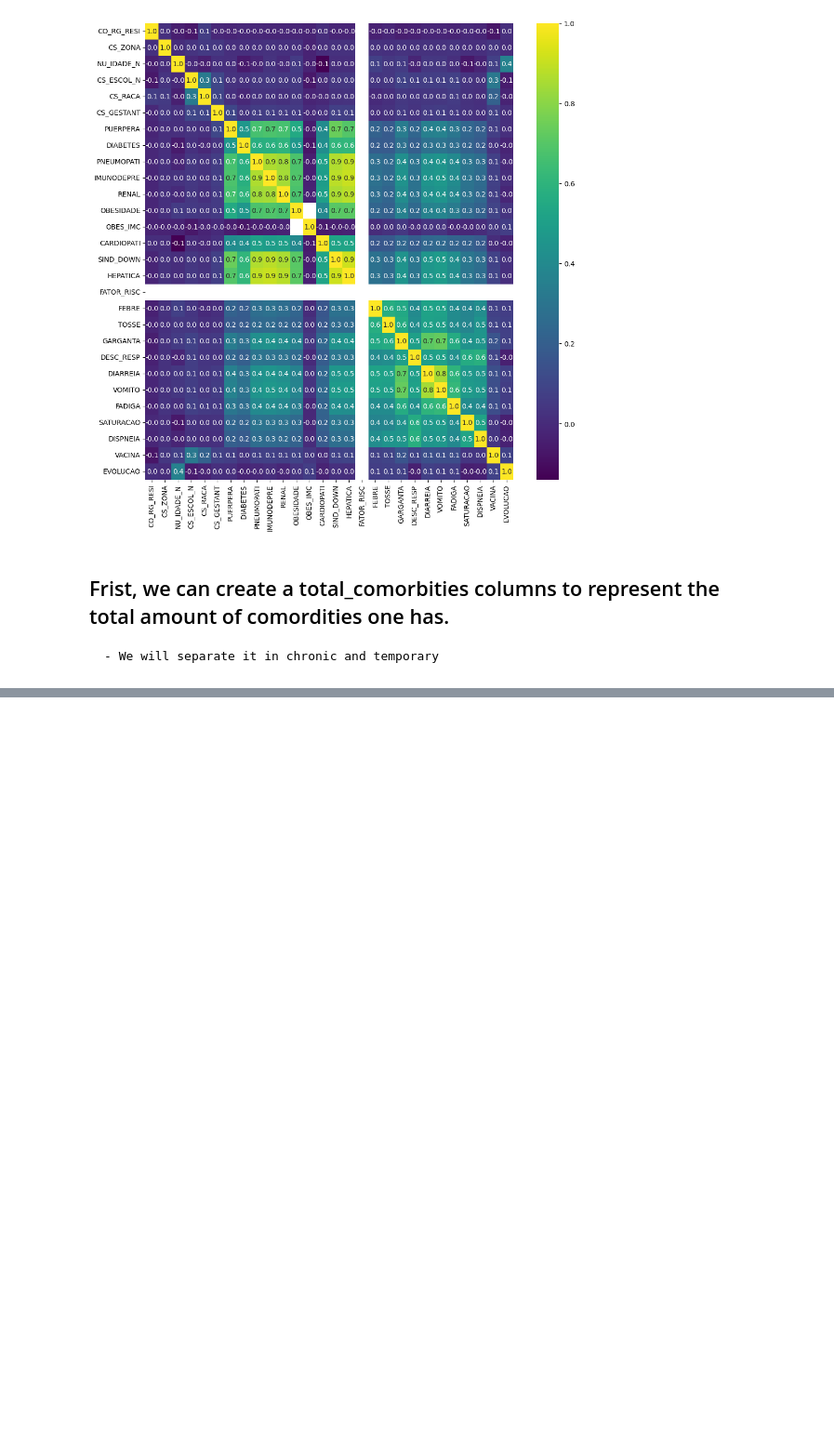
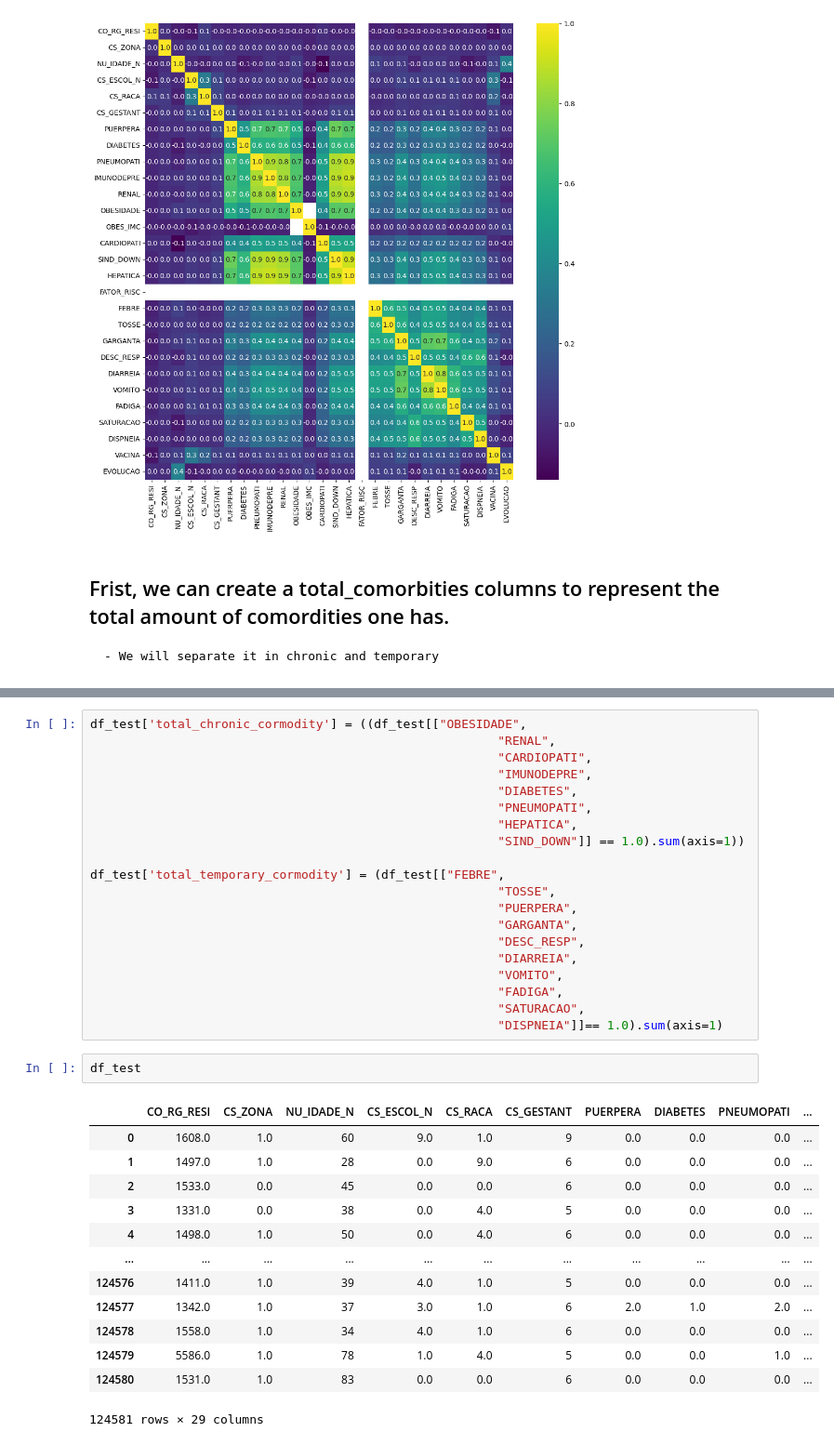
Before and after one commit to auserafim/ai-notebooks, a Jupyter notebook: covid_in_brazil/covid_in_brazil.ipynb, the cells around one changed output, grey strips where cells are left out. Shown at 93% size. Drawn from its saved outputs; the diff is of its cells as text; blank space fills up the shorter version.

```diff
--- a/covid_in_brazil/covid_in_brazil.ipynb
+++ b/covid_in_brazil/covid_in_brazil.ipynb
@@ -349,0 +479,36 @@ x = df_no_nulls['total_chronic_cormodity']
+# %%
+df_test['total_chronic_cormodity'] = ((df_test[["OBESIDADE",
+                                                        "RENAL",
+                                                        "CARDIOPATI",
+                                                        "IMUNODEPRE",
+                                                        "DIABETES",
+                                                        "PNEUMOPATI",
+                                                        "HEPATICA",
+                                                        "SIND_DOWN"]] == 1.0).sum(axis=1))
+
+df_test['total_temporary_cormodity'] = (df_test[["FEBRE",
+                                                        "TOSSE",
+                                                        "PUERPERA",
+                                                        "GARGANTA",
+                                                        "DESC_RESP",
+                                                        "DIARREIA",
+                                                        "VOMITO",
+                                                        "FADIGA",
+                                                        "SATURACAO",
+                                                        "DISPNEIA"]]== 1.0).sum(axis=1)
+# %%
+df_test
+# %% [output]
+|  | CO_RG_RESI | CS_ZONA | NU_IDADE_N | CS_ESCOL_N | CS_RACA | CS_GESTANT | PUERPERA | DIABETES | PNEUMOPATI | ... |
+| 0 | 1608.0 | 1.0 | 60 | 9.0 | 1.0 | 9 | 0.0 | 0.0 | 0.0 | ... |
+| 1 | 1497.0 | 1.0 | 28 | 0.0 | 9.0 | 6 | 0.0 | 0.0 | 0.0 | ... |
+| 2 | 1533.0 | 0.0 | 45 | 0.0 | 0.0 | 6 | 0.0 | 0.0 | 0.0 | ... |
+| 3 | 1331.0 | 0.0 | 38 | 0.0 | 4.0 | 5 | 0.0 | 0.0 | 0.0 | ... |
+| 4 | 1498.0 | 1.0 | 50 | 0.0 | 4.0 | 6 | 0.0 | 0.0 | 0.0 | ... |
+| ... | ... | ... | ... | ... | ... | ... | ... | ... | ... | ... |
+| 124576 | 1411.0 | 1.0 | 39 | 4.0 | 1.0 | 5 | 0.0 | 0.0 | 0.0 | ... |
+| 124577 | 1342.0 | 1.0 | 37 | 3.0 | 1.0 | 6 | 2.0 | 1.0 | 2.0 | ... |
+| 124578 | 1558.0 | 1.0 | 34 | 4.0 | 1.0 | 6 | 0.0 | 0.0 | 0.0 | ... |
+| 124579 | 5586.0 | 1.0 | 78 | 1.0 | 4.0 | 5 | 0.0 | 0.0 | 1.0 | ... |
+| 124580 | 1531.0 | 1.0 | 83 | 0.0 | 0.0 | 6 | 0.0 | 0.0 | 0.0 | ... |
+124581 rows × 29 columns
```
Also changed, not shown: parts of 16 cells of this notebook, 7 other files.
